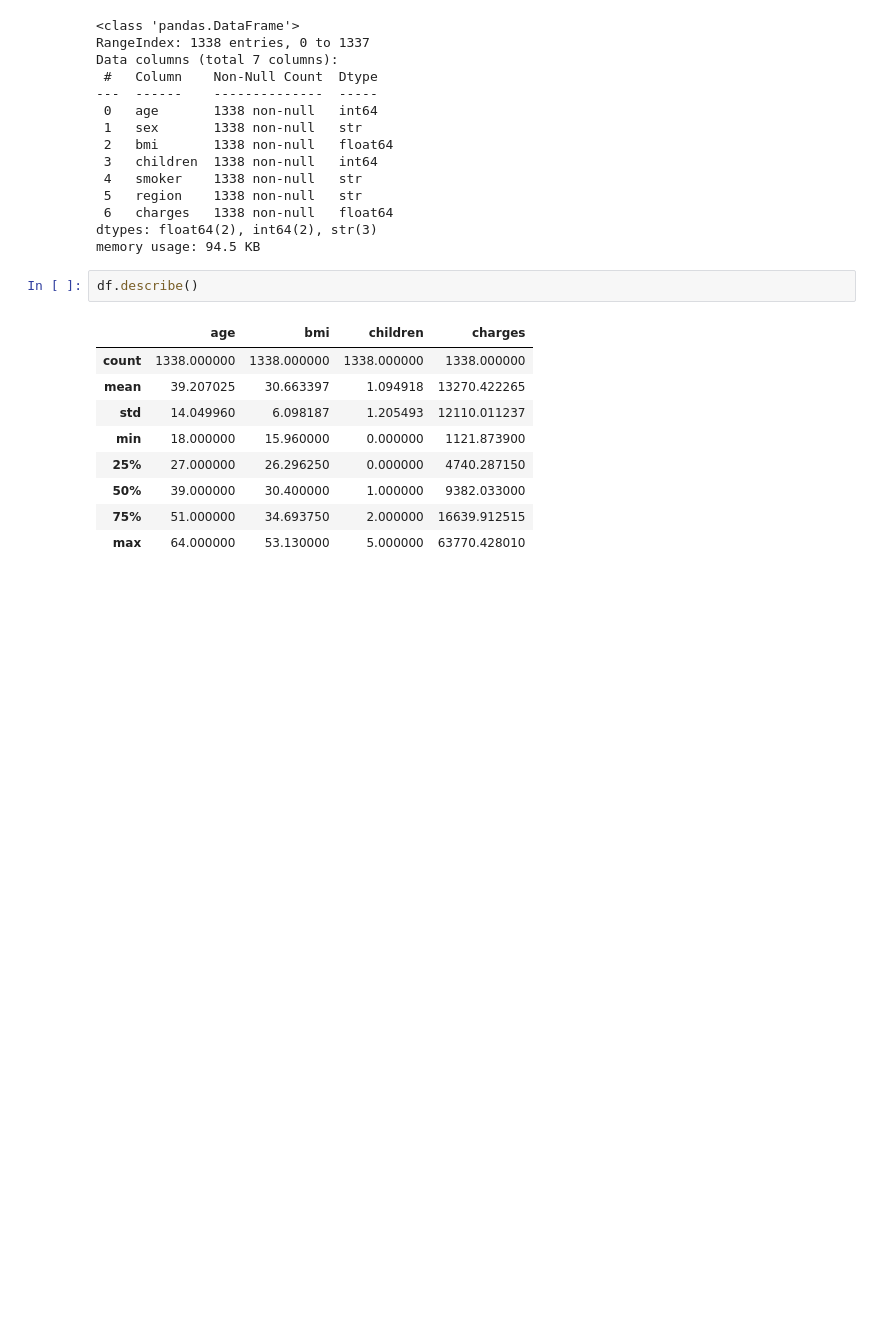
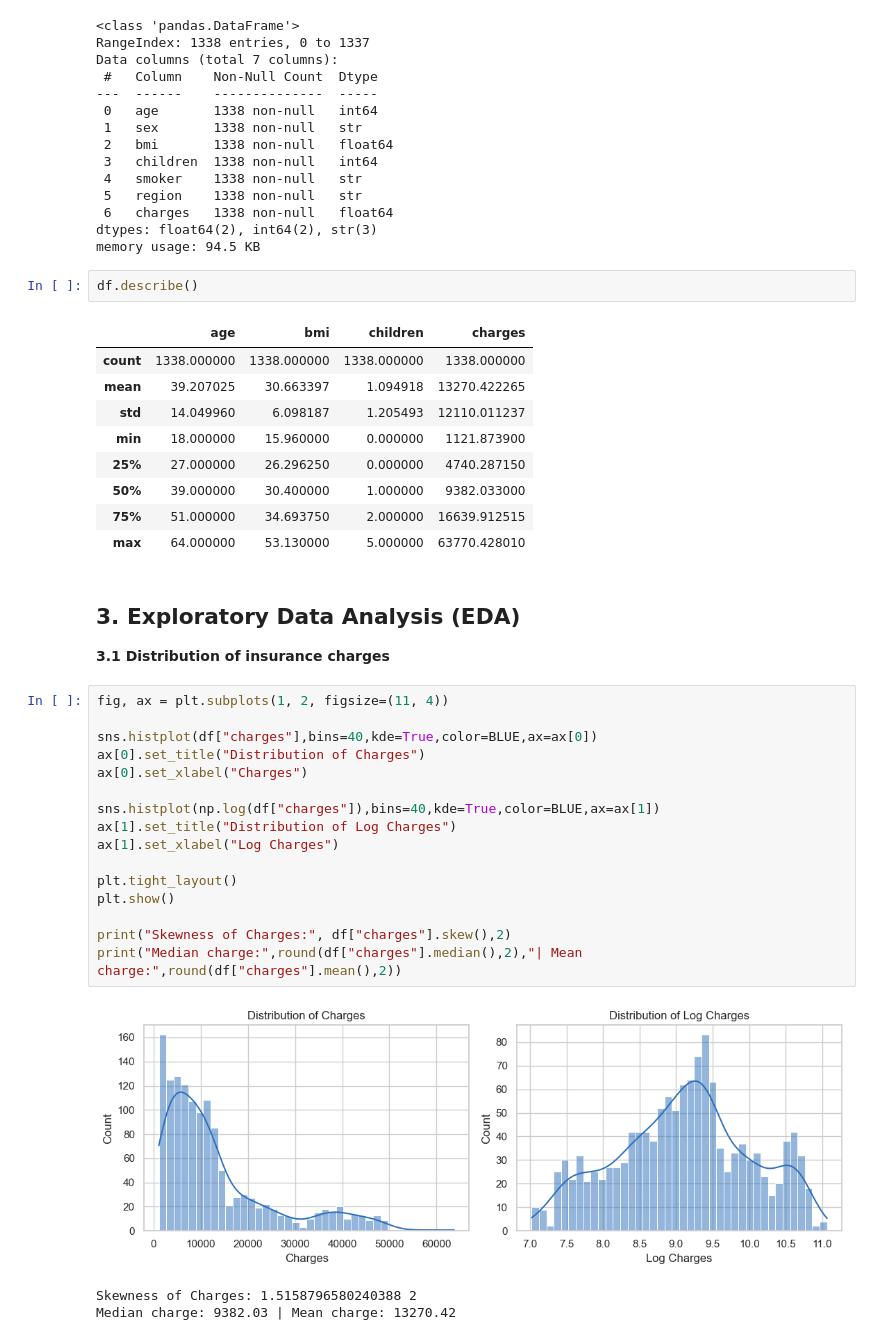
Before and after one commit to prince63aj/Medical_Insurance_Cost_Prediction, a Jupyter notebook: Analysis.ipynb, the cells around one changed output. Saved outputs shown, nothing was run; the diff lists cells and outputs as text; blank space fills up the shorter version.

Commit message:
Applying the EDA on this dataset and analysising the relationship between different features and the target variable.

```diff
--- a/Analysis.ipynb
+++ b/Analysis.ipynb
@@ -71,3 +71,27 @@ df.describe()
 | 50% | 39.000000 | 30.400000 | 1.000000 | 9382.033000 |
 | 75% | 51.000000 | 34.693750 | 2.000000 | 16639.912515 |
 | max | 64.000000 | 53.130000 | 5.000000 | 63770.428010 |
+# %% [markdown]
+## 3. Exploratory Data Analysis (EDA)
+
+**3.1 Distribution of insurance charges**
+# %%
+fig, ax = plt.subplots(1, 2, figsize=(11, 4))
+
+sns.histplot(df["charges"],bins=40,kde=True,color=BLUE,ax=ax[0])
+ax[0].set_title("Distribution of Charges")
+ax[0].set_xlabel("Charges")
+
+sns.histplot(np.log(df["charges"]),bins=40,kde=True,color=BLUE,ax=ax[1])
+ax[1].set_title("Distribution of Log Charges")
+ax[1].set_xlabel("Log Charges")
+
+plt.tight_layout()
+plt.show()
+
+print("Skewness of Charges:", df["charges"].skew(),2)
+print("Median charge:",round(df["charges"].median(),2),"| Mean charge:",round(df["charges"].mean(),2))
+# %% [output]
+[figure, added]
+Skewness of Charges: 1.5158796580240388 2
+Median charge: 9382.03 | Mean charge: 13270.42
```
Also changed, not shown: parts of 3 cells of this notebook.
